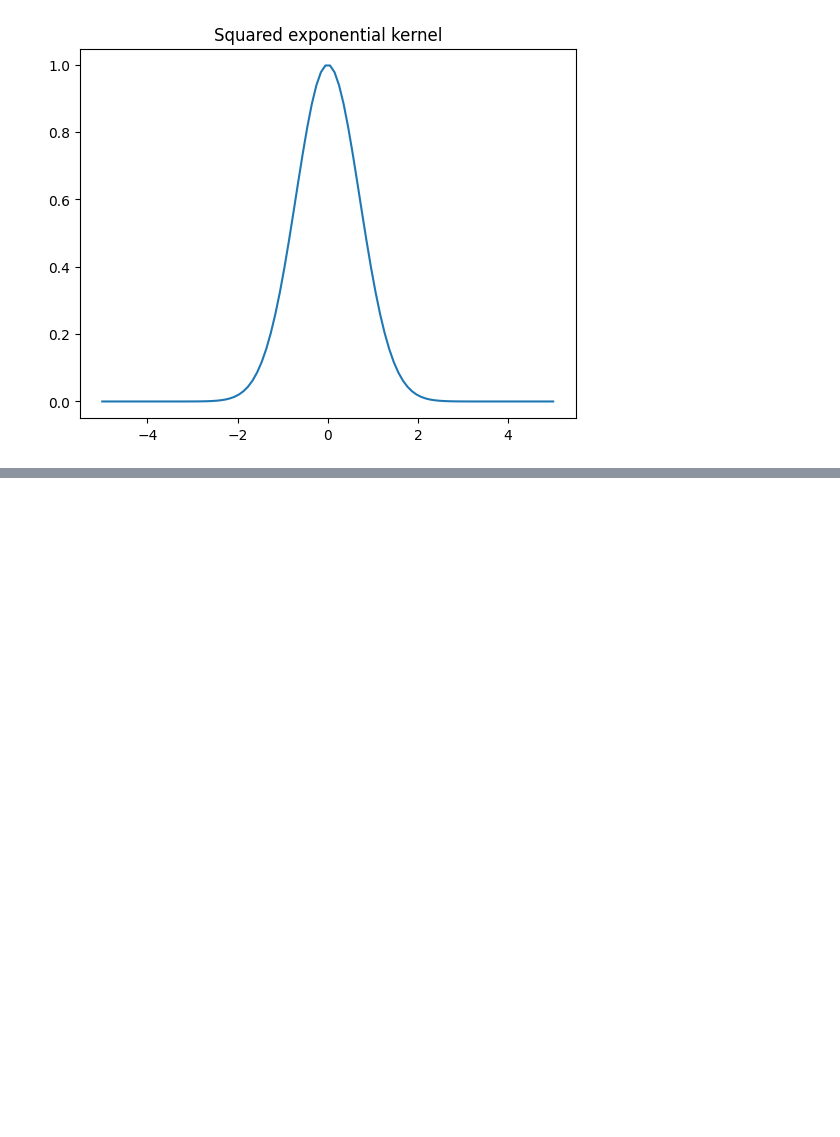
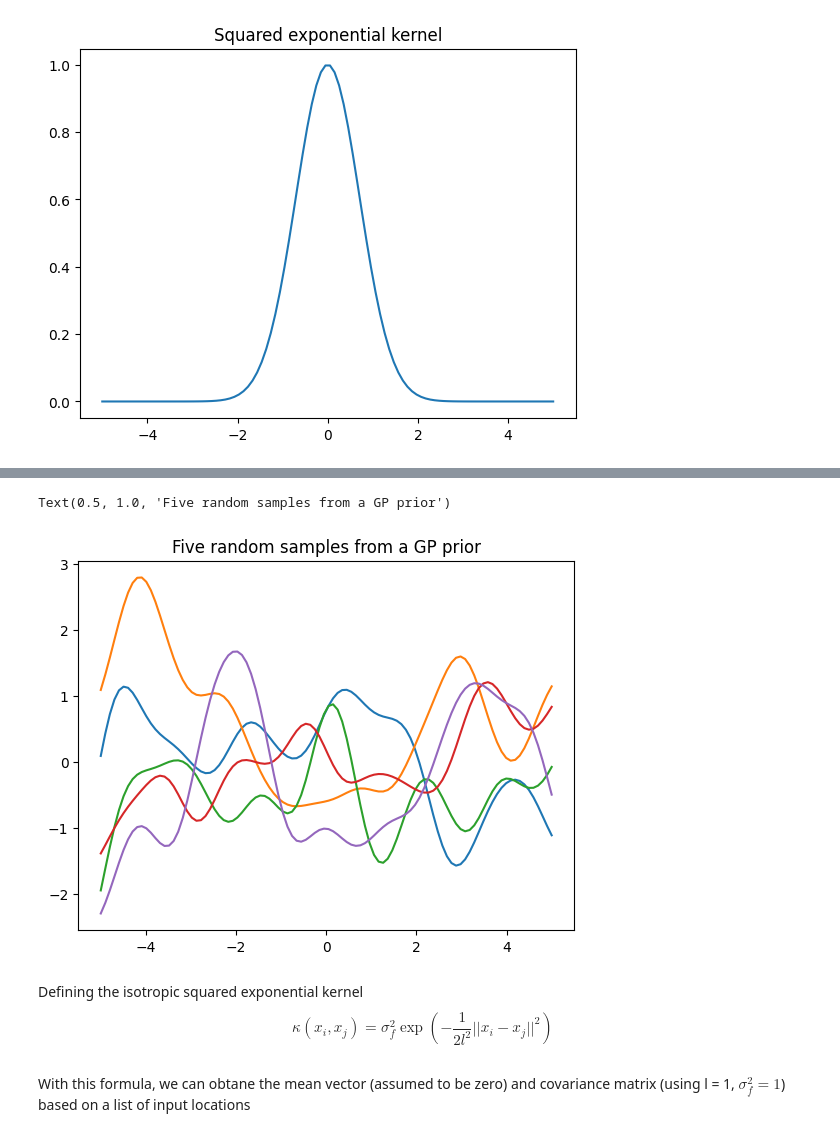
Before and after one commit to JuanMtzQ/BayesianOptimization, a Jupyter notebook: 2_GaussianProcess.ipynb, the cells around one changed output, grey strips where cells are left out. Drawn from its saved outputs; the diff is of its cells as text; code cells hidden in the pictures; blank space fills up the shorter version.

Commit message:
code: add samples using GP

```diff
--- a/2_GaussianProcess.ipynb
+++ b/2_GaussianProcess.ipynb
@@ -24,0 +25,4 @@ np.exp(-10^2)
+# %%
+n = 100
+X_test = np.linspace(-5, 5, n).reshape(-1, 1)
+X_test.shape
@@ -24,0 +33,4 @@ np.exp(-10^2)
+# %%
+def kernel(a, b):
+    sq_distance = np.sum(a**2, 1).reshape(-1, 1) + np.sum(b**2, 1) - 2*np.dot(a, b.T)
+    return np.exp(-sq_distance)
@@ -24,0 +83,7 @@ np.exp(-10^2)
+# %%
+# Calculate the pairwise distance, resulting in a m*x matrix
+K = kernel(X_test, X_test)
+# Adding a small number along diagonal elements to ensure cholesky
+# decomposition works to creare a positive definite matrix
+L = np.linalg.cholesky(K + 1e-10*np.eye(n))
+L
@@ -24,0 +104,6 @@ np.exp(-10^2)
+# %%
+# Calculating funtional samples ny multiplying the standard deviatio
+# with stardard normal samples
+# that is equal to aggregate a factor correlations between the data
+samples = np.dot(L, np.random.normal(size=(n, 5)))
+samples
@@ -24,0 +128,9 @@ np.exp(-10^2)
+# %%
+plt.plot(X_test, samples)
+plt.title("Five random samples from a GP prior")
+# %% [output]
+Text(0.5, 1.0, 'Five random samples from a GP prior')
+[figure, added]
+# %% [markdown]
+Defining the isotropic squared exponential kernel
+$$\kappa(x_i, x_j) = \sigma_f^2\exp(-\frac{1}{2l^2}||x_i-x_j||^2)$$
@@ -24,0 +141,2 @@ np.exp(-10^2)
+# %% [markdown]
+With this formula, we can obtane the mean vector (assumed to be zero) and covariance matrix (using l = 1, $\sigma_f^2 = 1$) based on a list of input locations
```
Also changed, not shown: parts of 12 cells of this notebook.
